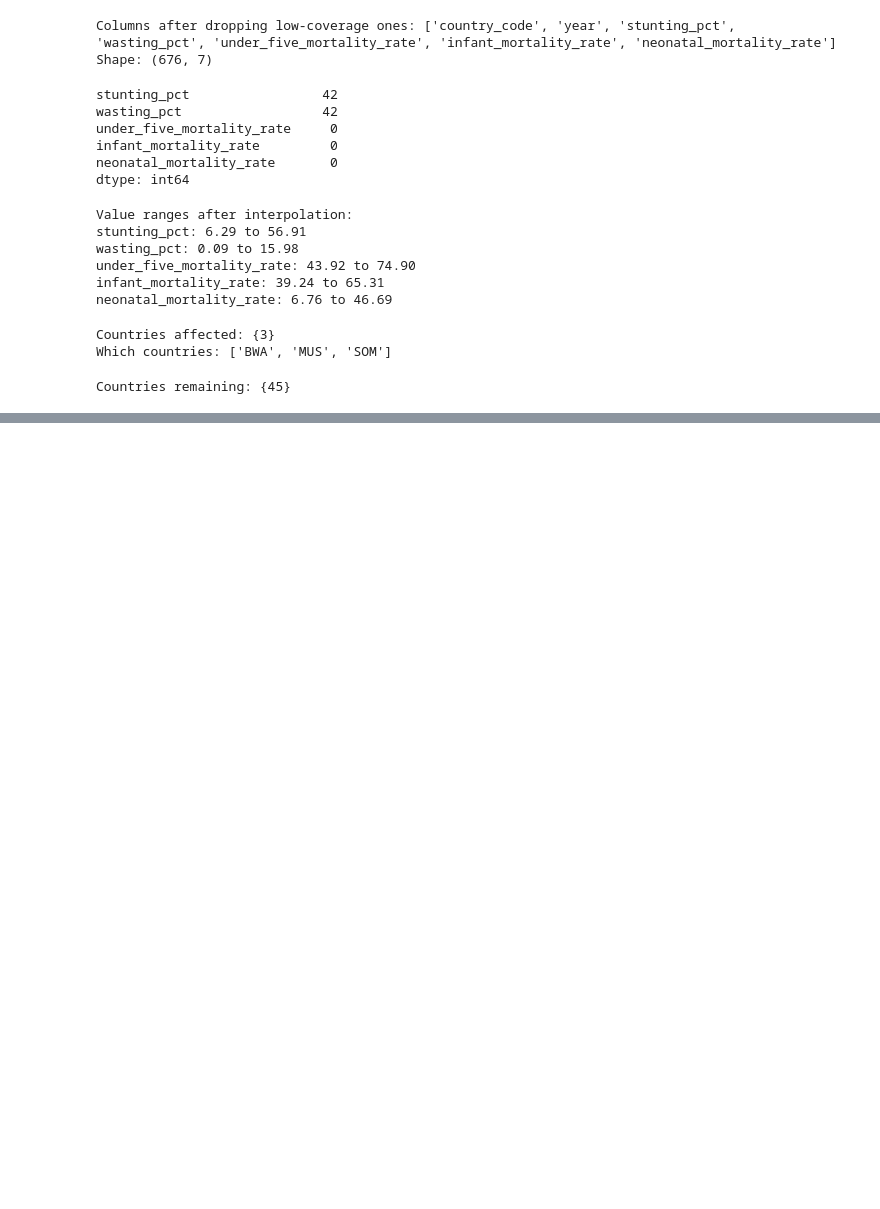
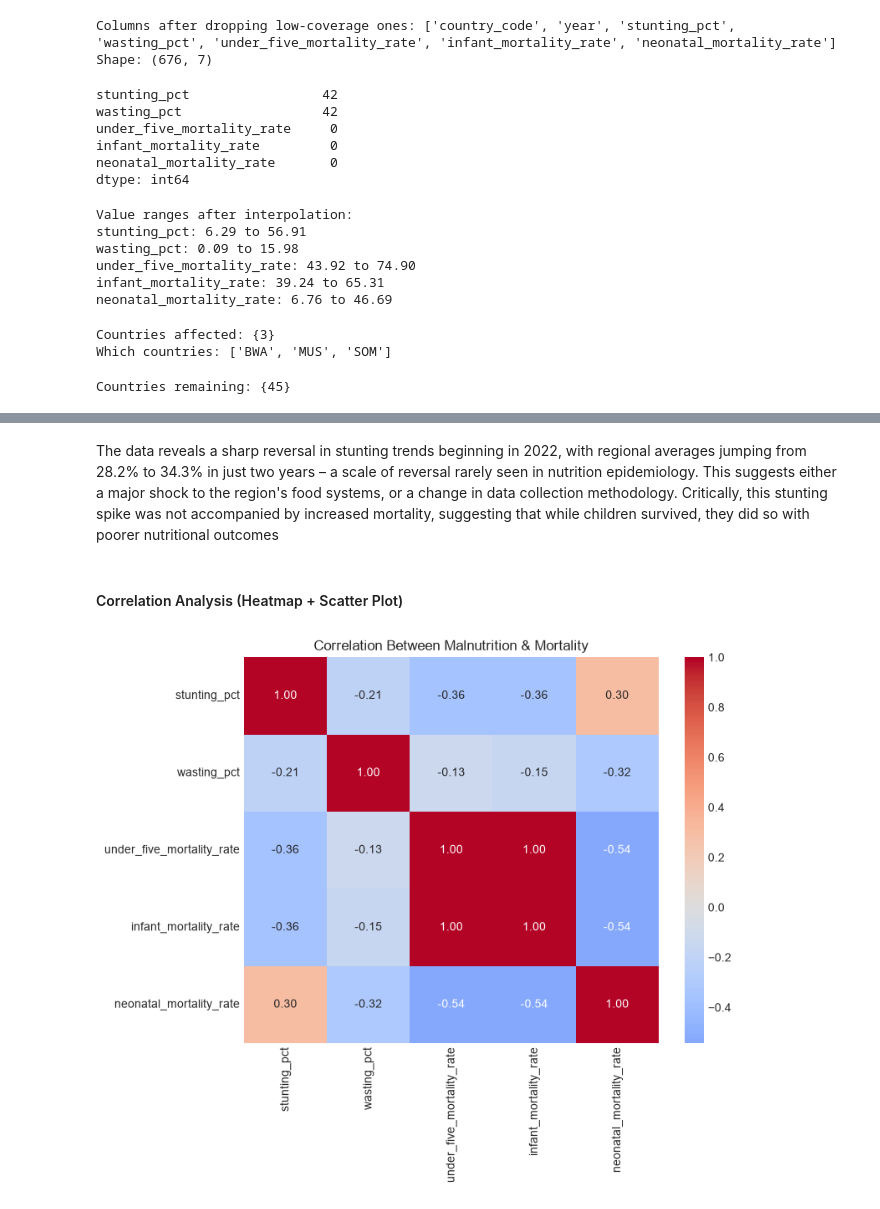
Before and after one commit to rappiok/Child-Malnutrition-in-Sub-Saharan-Africa, a Jupyter notebook: Child_Malnutrition_Analysis.ipynb, the cells around one changed output, grey strips where cells are left out. Cells and saved outputs as stored; diff of their text form; code cells hidden in the pictures; blank space fills up the shorter version.

```diff
--- a/Child_Malnutrition_Analysis.ipynb
+++ b/Child_Malnutrition_Analysis.ipynb
@@ -332,0 +569,14 @@ Countries remaining: {45}
+# %% [markdown]
+The data reveals a sharp reversal in stunting trends beginning in 2022, with regional averages jumping from 28.2% to 34.3% in just two years – a scale of reversal rarely seen in nutrition epidemiology. This suggests either a major shock to the region's food systems, or a change in data collection methodology. Critically, this stunting spike was not accompanied by increased mortality, suggesting that while children survived, they did so with poorer nutritional outcomes
+# %% [markdown]
+#### Correlation Analysis (Heatmap + Scatter Plot)
+# %%
+# Correlation heatmap
+plt.figure(figsize=(8, 6))
+corr = final_df[['stunting_pct', 'wasting_pct', 'under_five_mortality_rate',
+                 'infant_mortality_rate', 'neonatal_mortality_rate']].corr()
+sns.heatmap(corr, annot=True, cmap='coolwarm', center=0, fmt='.2f')
+plt.title('Correlation Between Malnutrition & Mortality')
+plt.show()
+# %% [output]
+[figure, added]
```
Also changed, not shown: parts of 17 cells of this notebook.
